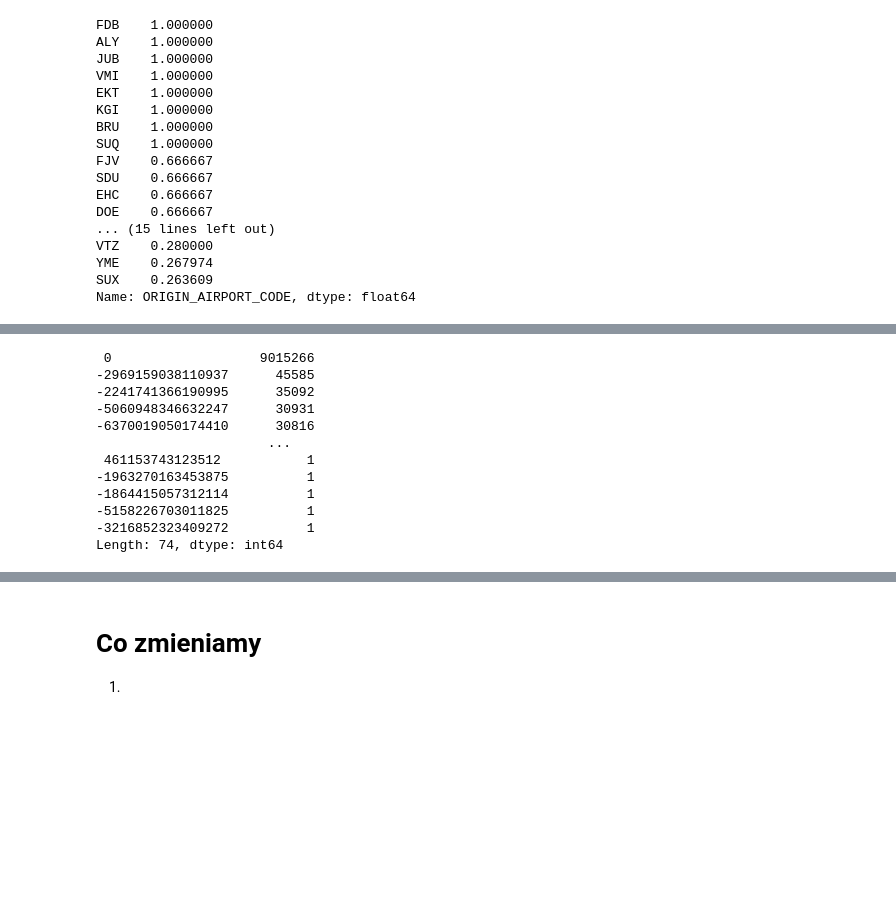
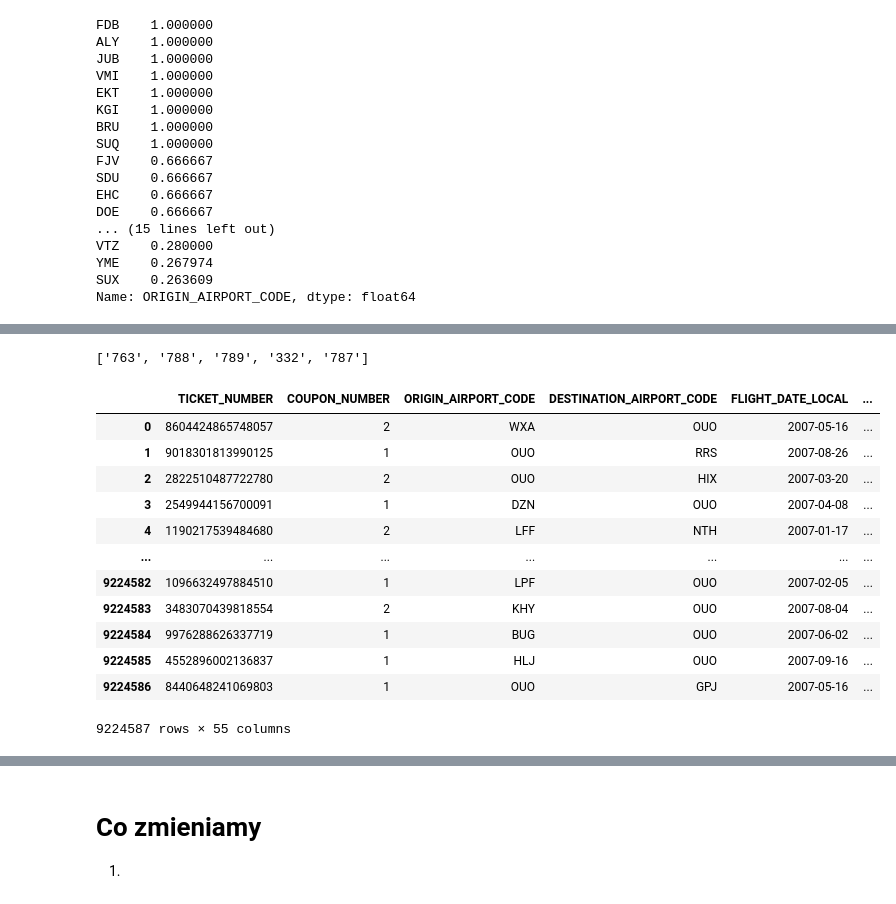
Before and after one commit to kuba1302/ticket-upgrade-prediction, a Jupyter notebook: eda.ipynb, the cells around one changed output, grey strips where cells are left out. Cells and saved outputs as stored; diff of their text form; code cells hidden in the pictures; blank space fills up the shorter version.

```diff
--- a/eda.ipynb
+++ b/eda.ipynb
@@ -190,15 +169,0 @@ Name: ORIGIN_AIRPORT_CODE, dtype: int64
-# %%
-(df['MARKETING_CARRIER'] - df['OPERATIONAL_CARRIER'])
-# %% [output]
- 0                   9015266
--2969159038110937      45585
--2241741366190995      35092
--5060948346632247      30931
--6370019050174410      30816
-                      ...
- 461153743123512           1
--1963270163453875          1
--1864415057312114          1
--5158226703011825          1
--3216852323409272          1
-Length: 74, dtype: int64
@@ -204,0 +172,4 @@ Length: 74, dtype: int64
+# %%
+sus_air_type = ['763', '788', '789', '332', '787']
+# %% [output]
+['763', '788', '789', '332', '787']
@@ -204,0 +180,16 @@ Length: 74, dtype: int64
+# %%
+df
+# %% [output]
+|  | TICKET_NUMBER | COUPON_NUMBER | ORIGIN_AIRPORT_CODE | DESTINATION_AIRPORT_CODE | FLIGHT_DATE_LOCAL | ... |
+| 0 | 8604424865748057 | 2 | WXA | OUO | 2007-05-16 | ... |
+| 1 | 9018301813990125 | 1 | OUO | RRS | 2007-08-26 | ... |
+| 2 | 2822510487722780 | 2 | OUO | HIX | 2007-03-20 | ... |
+| 3 | 2549944156700091 | 1 | DZN | OUO | 2007-04-08 | ... |
+| 4 | 1190217539484680 | 2 | LFF | NTH | 2007-01-17 | ... |
+| ... | ... | ... | ... | ... | ... | ... |
+| 9224582 | 1096632497884510 | 1 | LPF | OUO | 2007-02-05 | ... |
+| 9224583 | 3483070439818554 | 2 | KHY | OUO | 2007-08-04 | ... |
+| 9224584 | 9976288626337719 | 1 | BUG | OUO | 2007-06-02 | ... |
+| 9224585 | 4552896002136837 | 1 | HLJ | OUO | 2007-09-16 | ... |
+| 9224586 | 8440648241069803 | 1 | OUO | GPJ | 2007-05-16 | ... |
+9224587 rows × 55 columns
```
Also changed, not shown: parts of 17 cells of this notebook.
